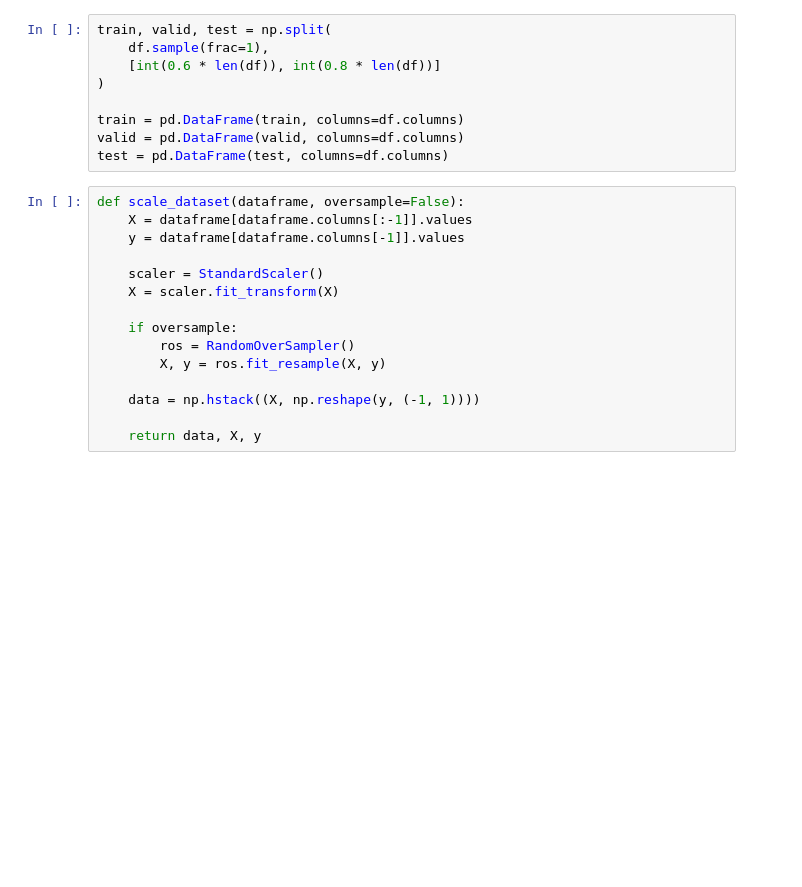
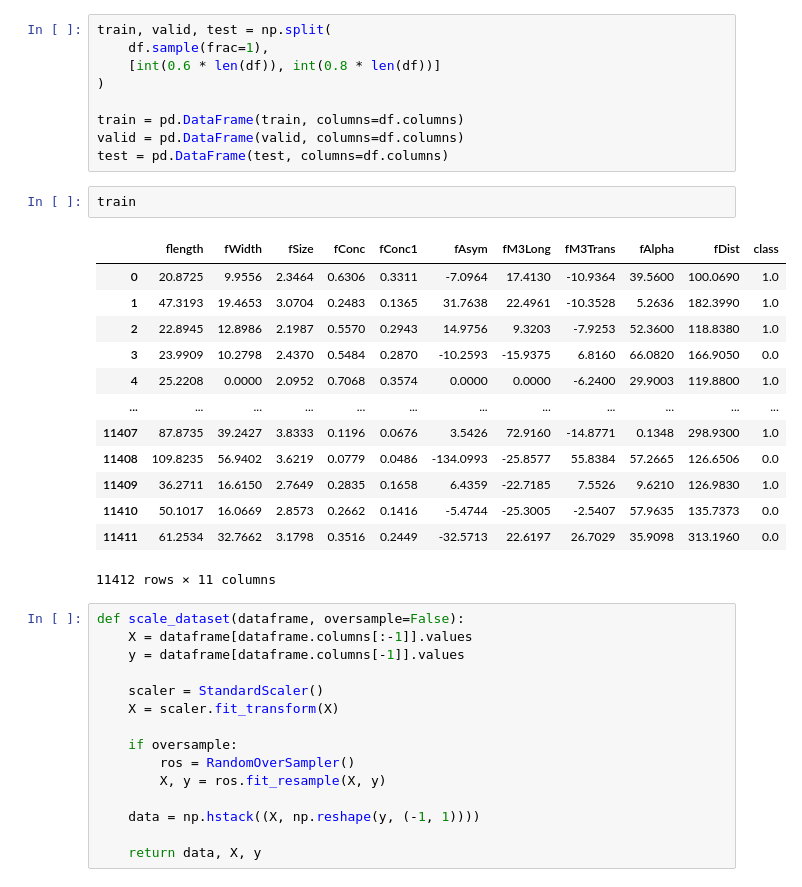
Before and after one commit to nishidhx/xnishidh_learnings, a Jupyter notebook: machine_learning/magic-dataset/fcc-exmample.ipynb, the cells around one changed output. Saved outputs shown, nothing was run; the diff lists cells and outputs as text; blank space fills up the shorter version.

```diff
--- a/machine_learning/magic-dataset/fcc-exmample.ipynb
+++ b/machine_learning/magic-dataset/fcc-exmample.ipynb
@@ -59,6 +59,22 @@ train, valid, test = np.split(
 train = pd.DataFrame(train, columns=df.columns)
 valid = pd.DataFrame(valid, columns=df.columns)
 test = pd.DataFrame(test, columns=df.columns)
+# %%
+train
+# %% [output]
+|  | flength | fWidth | fSize | fConc | fConc1 | fAsym | fM3Long | fM3Trans | fAlpha | fDist | class |
+| 0 | 20.8725 | 9.9556 | 2.3464 | 0.6306 | 0.3311 | -7.0964 | 17.4130 | -10.9364 | 39.5600 | 100.0690 | 1.0 |
+| 1 | 47.3193 | 19.4653 | 3.0704 | 0.2483 | 0.1365 | 31.7638 | 22.4961 | -10.3528 | 5.2636 | 182.3990 | 1.0 |
+| 2 | 22.8945 | 12.8986 | 2.1987 | 0.5570 | 0.2943 | 14.9756 | 9.3203 | -7.9253 | 52.3600 | 118.8380 | 1.0 |
+| 3 | 23.9909 | 10.2798 | 2.4370 | 0.5484 | 0.2870 | -10.2593 | -15.9375 | 6.8160 | 66.0820 | 166.9050 | 0.0 |
+| 4 | 25.2208 | 0.0000 | 2.0952 | 0.7068 | 0.3574 | 0.0000 | 0.0000 | -6.2400 | 29.9003 | 119.8800 | 1.0 |
+| ... | ... | ... | ... | ... | ... | ... | ... | ... | ... | ... | ... |
+| 11407 | 87.8735 | 39.2427 | 3.8333 | 0.1196 | 0.0676 | 3.5426 | 72.9160 | -14.8771 | 0.1348 | 298.9300 | 1.0 |
+| 11408 | 109.8235 | 56.9402 | 3.6219 | 0.0779 | 0.0486 | -134.0993 | -25.8577 | 55.8384 | 57.2665 | 126.6506 | 0.0 |
+| 11409 | 36.2711 | 16.6150 | 2.7649 | 0.2835 | 0.1658 | 6.4359 | -22.7185 | 7.5526 | 9.6210 | 126.9830 | 1.0 |
+| 11410 | 50.1017 | 16.0669 | 2.8573 | 0.2662 | 0.1416 | -5.4744 | -25.3005 | -2.5407 | 57.9635 | 135.7373 | 0.0 |
+| 11411 | 61.2534 | 32.7662 | 3.1798 | 0.3516 | 0.2449 | -32.5713 | 22.6197 | 26.7029 | 35.9098 | 313.1960 | 0.0 |
+11412 rows × 11 columns
 # %%
 def scale_dataset(dataframe, oversample=False):
     X = dataframe[dataframe.columns[:-1]].values
```
Also changed, not shown: parts of 2 cells of this notebook, 2 other files.
